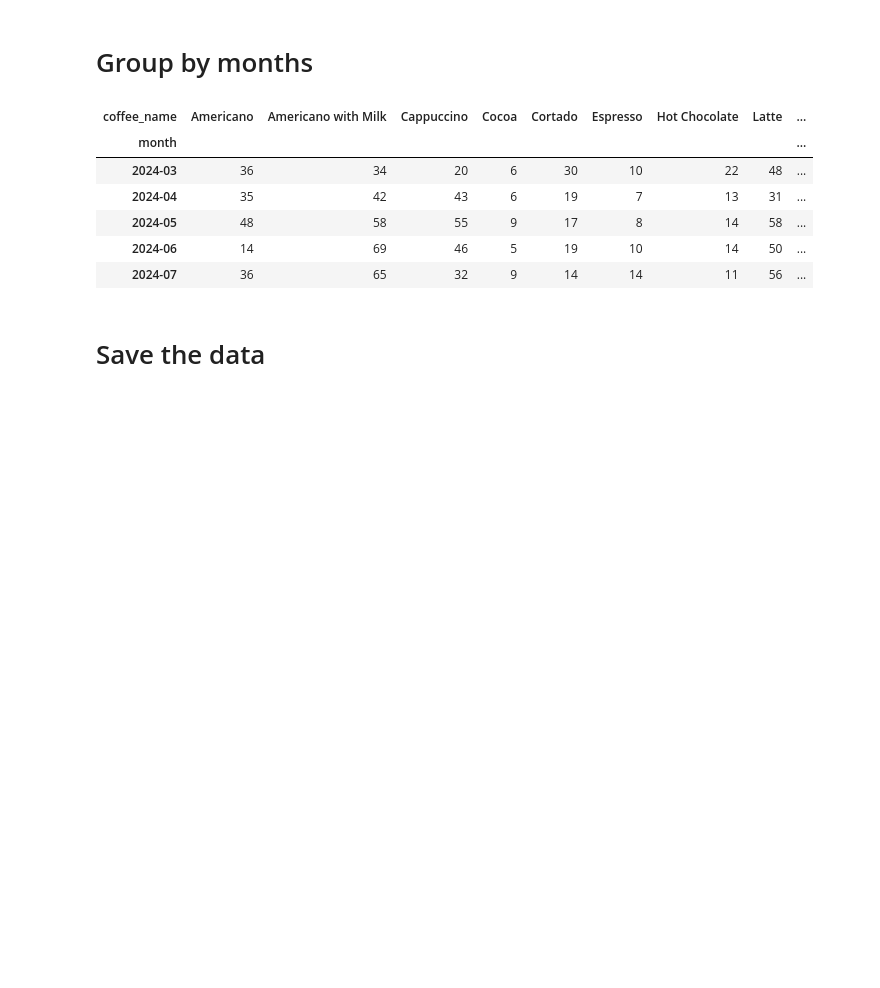
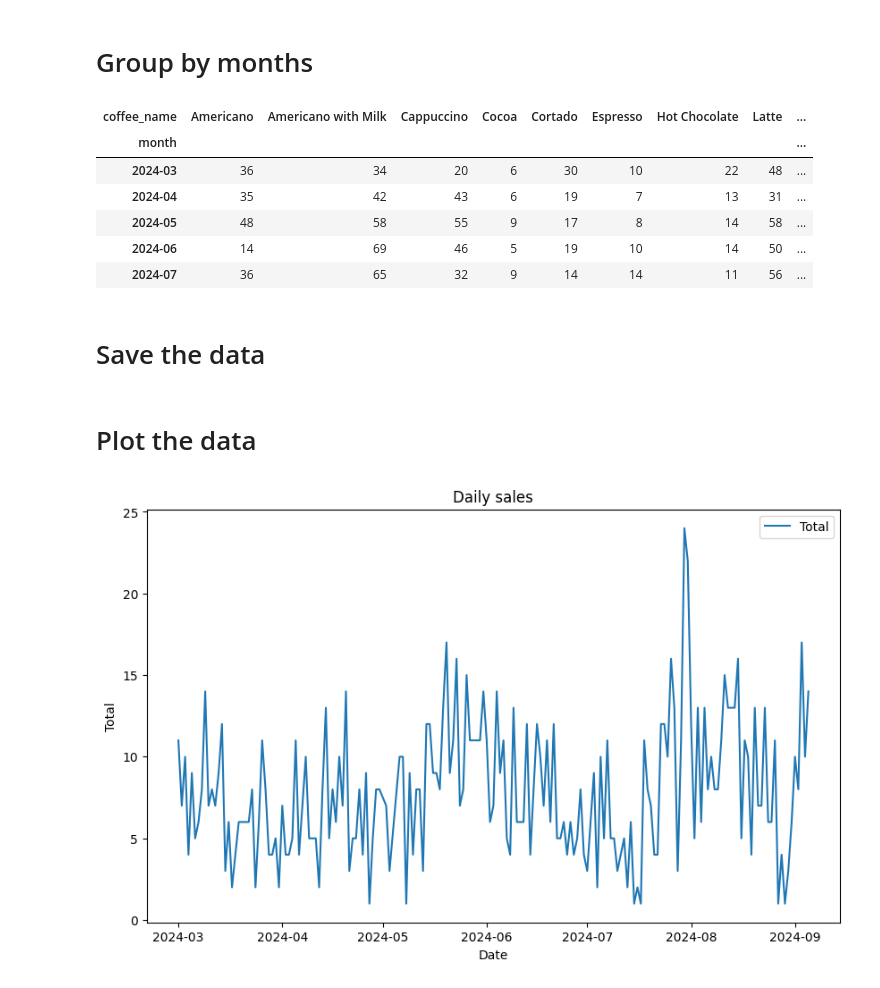
Before and after one commit to LorenNuyts/target_transformations, a Jupyter notebook: data/raw_data/coffee_sales.ipynb, the cells around one changed output. Drawn from its saved outputs; the diff is of its cells as text; code cells hidden in the pictures; blank space fills up the shorter version.

```diff
--- a/data/raw_data/coffee_sales.ipynb
+++ b/data/raw_data/coffee_sales.ipynb
@@ -65,3 +64,15 @@ monthly_sales.head()
 # %%
 daily_sales.to_hdf(destination_data_h5_path, key='daily_sales', mode='w')
 monthly_sales.to_hdf(destination_data_h5_path, key='monthly_sales', mode='a')
+# %% [markdown]
+# Plot the data
+# %%
+plt.figure(figsize=(10,6))
+plt.plot(daily_sales[['Total']], label='Total')
+plt.title('Daily sales')
+plt.xlabel('Date')
+plt.ylabel('Total')
+plt.legend()
+plt.show()
+# %% [output]
+[figure, added]
```
Also changed, not shown: parts of 3 cells of this notebook, 7 other files.
